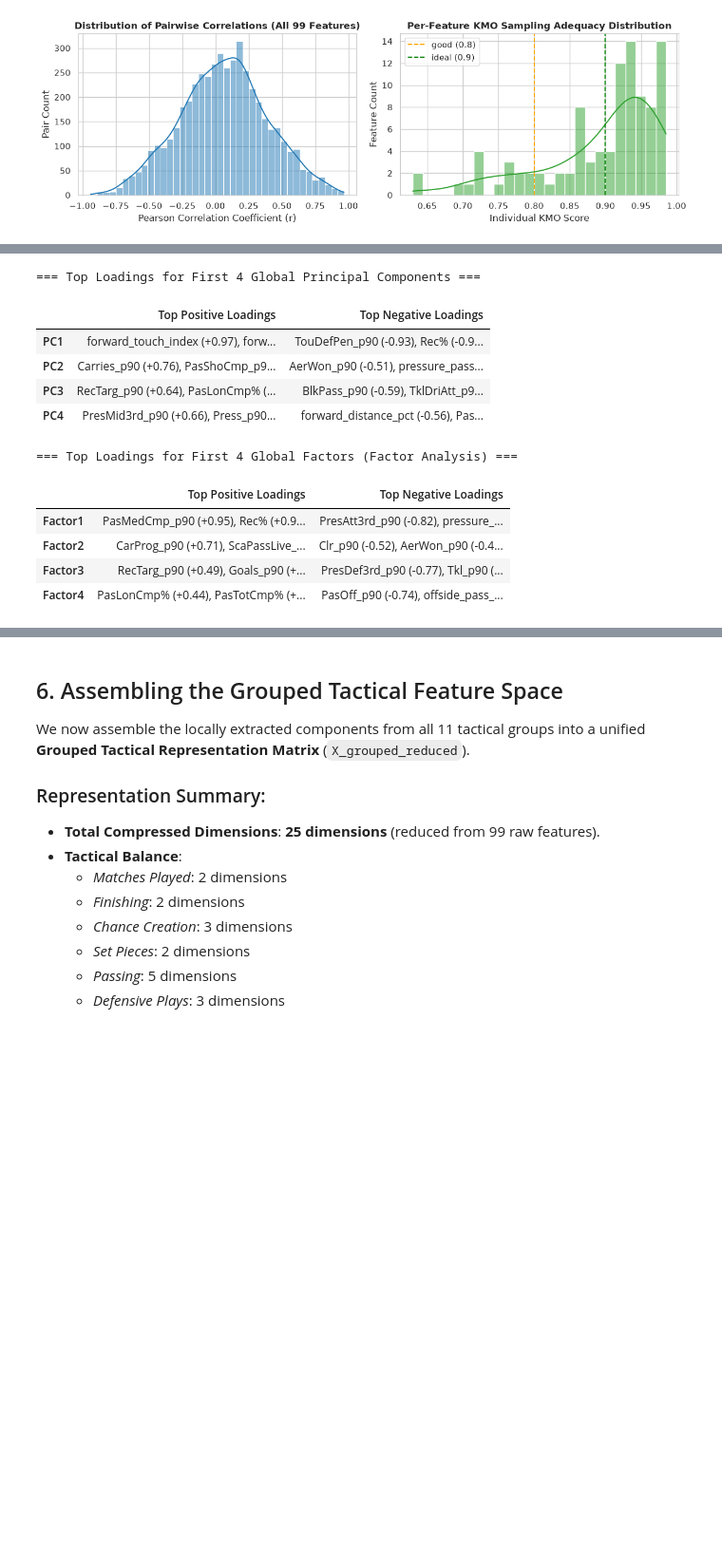
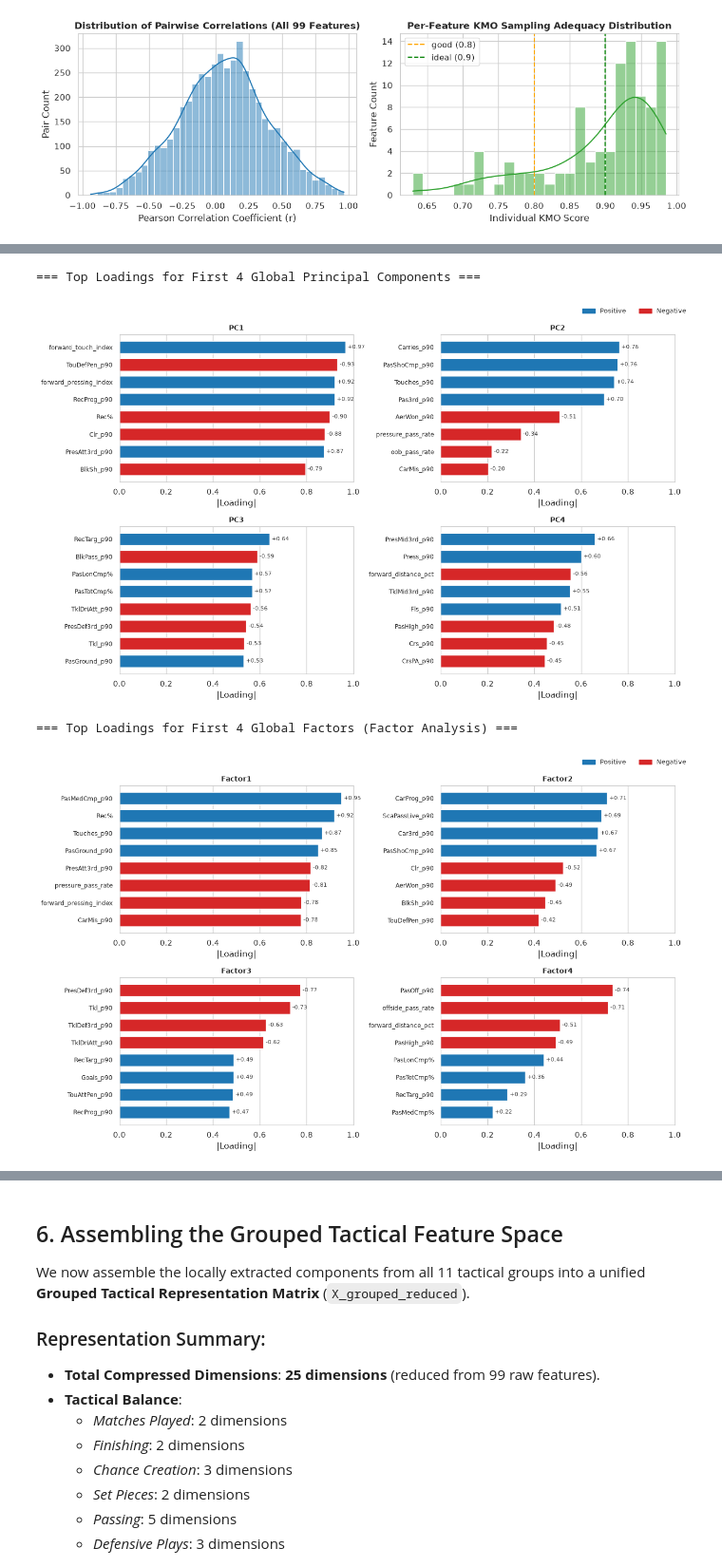
Before and after one commit to Scott-Trowers/player-architects, a Jupyter notebook: notebooks/season2122_dimension_reduction.ipynb, the cells around one changed output, grey strips where cells are left out. Shown at 95% size. Cells and saved outputs as stored; diff of their text form; code cells hidden in the pictures; blank space fills up the shorter version.

Commit message:
feat: applies and evaluates global dimension reduction

```diff
--- a/notebooks/season2122_dimension_reduction.ipynb
+++ b/notebooks/season2122_dimension_reduction.ipynb
@@ -532,37 +586,29 @@ Cumulative Variance at k=16:         77.93%
 # %%
 # Compute loadings:
 # For PCA, loadings = eigenvectors * sqrt(eigenvalues) (correlation between variable and PC)
 # For Factor Analysis, loadings = components_.T (unrotated factor loading matrix)
 pca_global_loadings = pd.DataFrame(
     pca_global.components_.T * np.sqrt(pca_global.explained_variance_),
     index=df_scaled.columns,
     columns=[f"PC{i+1}" for i in range(k_global_chosen)]
 )
 
 fa_global_loadings = pd.DataFrame(
     fa_global.components_.T,
     index=df_scaled.columns,
     columns=[f"Factor{i+1}" for i in range(k_global_chosen)]
 )
 
 print("=== Top Loadings for First 4 Global Principal Components ===")
-display(display_top_loadings(pca_global_loadings[['PC1', 'PC2', 'PC3', 'PC4']], n_top=4))
+plot_top_loadings(pca_global_loadings[['PC1', 'PC2', 'PC3', 'PC4']], n_top=4)
 
 print("\n=== Top Loadings for First 4 Global Factors (Factor Analysis) ===")
-display(display_top_loadings(fa_global_loadings[['Factor1', 'Factor2', 'Factor3', 'Factor4']], n_top=4))
+plot_top_loadings(fa_global_loadings[['Factor1', 'Factor2', 'Factor3', 'Factor4']], n_top=4)
 # %% [output]
 === Top Loadings for First 4 Global Principal Components ===
-|  | Top Positive Loadings | Top Negative Loadings |
-| PC1 | forward_touch_index (+0.97), forw... | TouDefPen_p90 (-0.93), Rec% (-0.9... |
-| PC2 | Carries_p90 (+0.76), PasShoCmp_p9... | AerWon_p90 (-0.51), pressure_pass... |
-| PC3 | RecTarg_p90 (+0.64), PasLonCmp% (... | BlkPass_p90 (-0.59), TklDriAtt_p9... |
-| PC4 | PresMid3rd_p90 (+0.66), Press_p90... | forward_distance_pct (-0.56), Pas... |
+[figure, added]
 === Top Loadings for First 4 Global Factors (Factor Analysis) ===
-|  | Top Positive Loadings | Top Negative Loadings |
-| Factor1 | PasMedCmp_p90 (+0.95), Rec% (+0.9... | PresAtt3rd_p90 (-0.82), pressure_... |
-| Factor2 | CarProg_p90 (+0.71), ScaPassLive_... | Clr_p90 (-0.52), AerWon_p90 (-0.4... |
-| Factor3 | RecTarg_p90 (+0.49), Goals_p90 (+... | PresDef3rd_p90 (-0.77), Tkl_p90 (... |
-| Factor4 | PasLonCmp% (+0.44), PasTotCmp% (+... | PasOff_p90 (-0.74), offside_pass_... |
+[figure, added]
 # %%
 # Transform data to obtain scores
 scores_pca_global = pca_global.transform(X_global)
```
Also changed, not shown: parts of 19 cells of this notebook.
